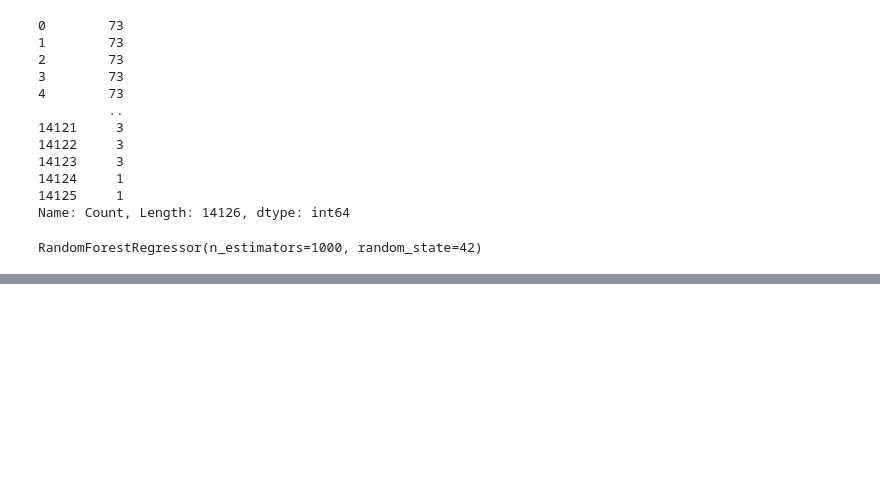
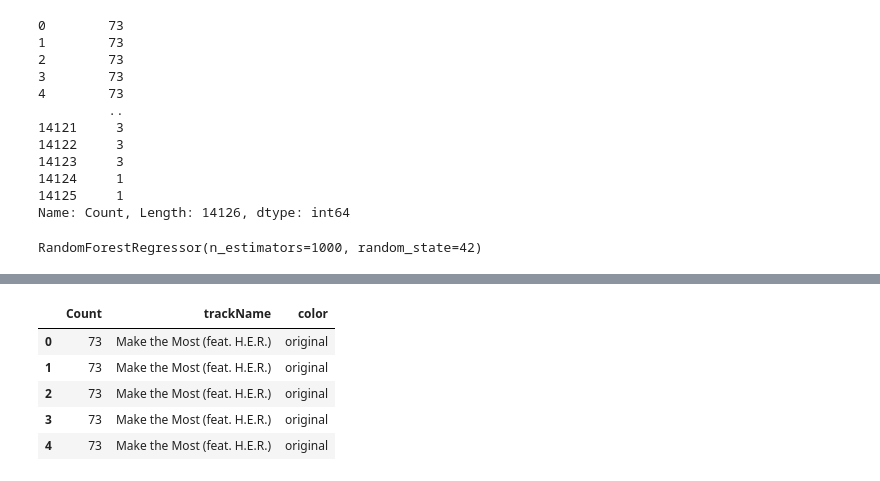
Before and after one commit to 98yangjames/SpotifyML, a Jupyter notebook: RandomForest.ipynb, the cells around one changed output, grey strips where cells are left out. Saved outputs shown, nothing was run; the diff lists cells and outputs as text; code cells hidden in the pictures; blank space fills up the shorter version.

```diff
--- a/RandomForest.ipynb
+++ b/RandomForest.ipynb
@@ -136,0 +125,11 @@ prediction_df
+# %%
+original_labels = pd.merge(one_hot_df, count_df, on='trackName')[['Count', 'trackName']]
+original_labels['color'] = 'original'
+original_labels.head(5)
+# %% [output]
+|  | Count | trackName | color |
+| 0 | 73 | Make the Most (feat. H.E.R.) | original |
+| 1 | 73 | Make the Most (feat. H.E.R.) | original |
+| 2 | 73 | Make the Most (feat. H.E.R.) | original |
+| 3 | 73 | Make the Most (feat. H.E.R.) | original |
+| 4 | 73 | Make the Most (feat. H.E.R.) | original |
```
Also changed, not shown: parts of 13 cells of this notebook, 7 other files.
